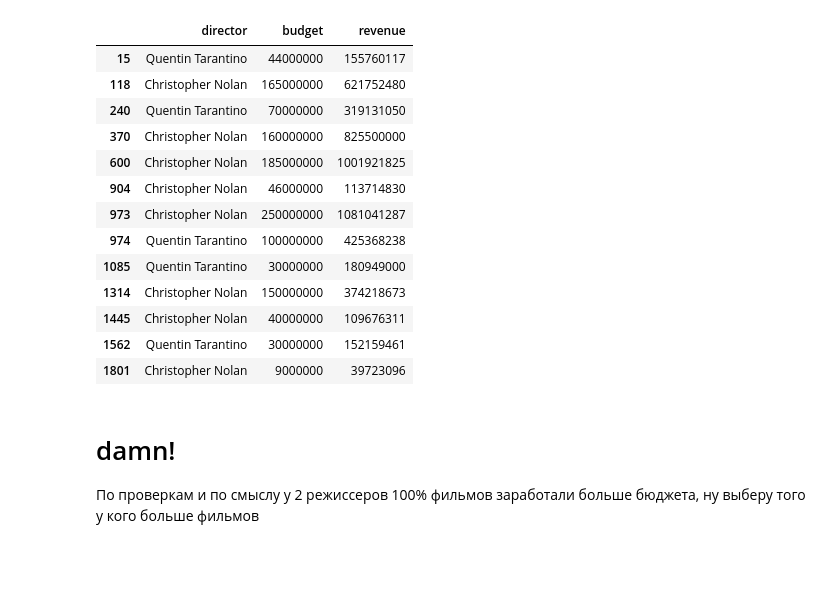
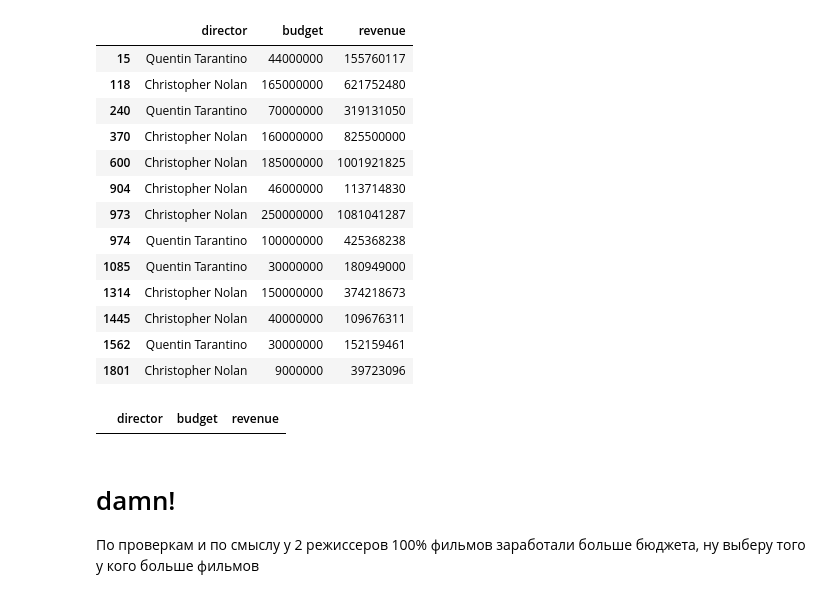
Before and after one commit to mackushev/skillfactory_rds, a Jupyter notebook: module_1/[SF-DST] Movies IMBD v3.0.ipynb, the cells around one changed output. Drawn from its saved outputs; the diff is of its cells as text; code cells hidden in the pictures; blank space fills up the shorter version.

```diff
--- a/module_1/[SF-DST] Movies IMBD v3.0.ipynb
+++ b/module_1/[SF-DST] Movies IMBD v3.0.ipynb
@@ -1033,6 +1033,10 @@ df2[df2.budget < df2.revenue ]
 | 1445 | Christopher Nolan | 40000000 | 109676311 |
 | 1562 | Quentin Tarantino | 30000000 | 152159461 |
 | 1801 | Christopher Nolan | 9000000 | 39723096 |
+# %%
+df2[df2.budget >= df2.revenue ]
+# %% [output]
+|  | director | budget | revenue |
 # %% [markdown]
 # damn!
 По проверкам и по смыслу у 2 режиссеров 100% фильмов заработали больше бюджета, ну выберу того у кого больше фильмов
```
